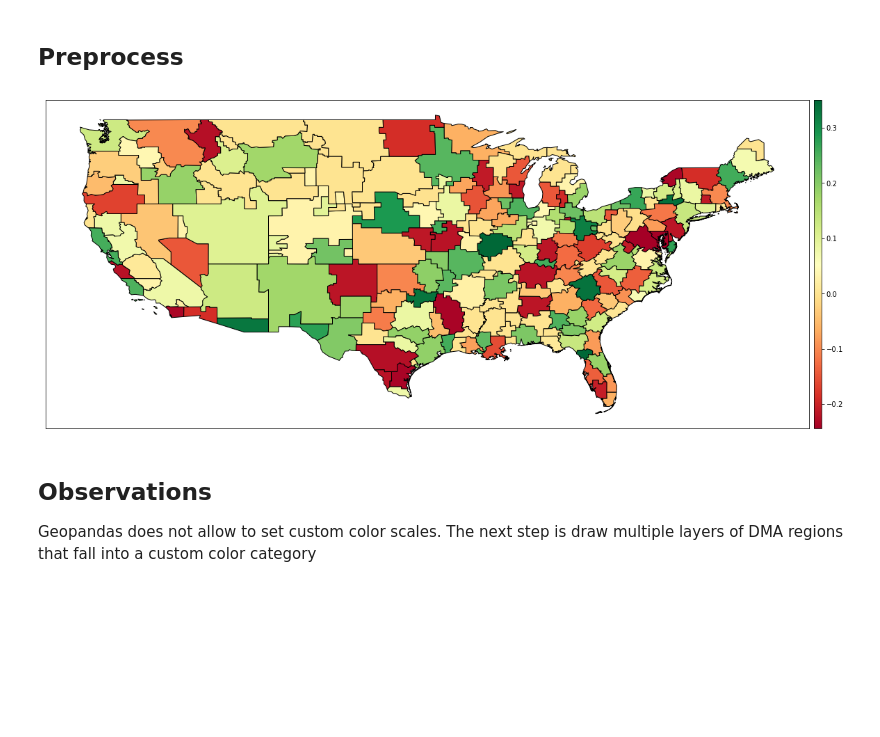
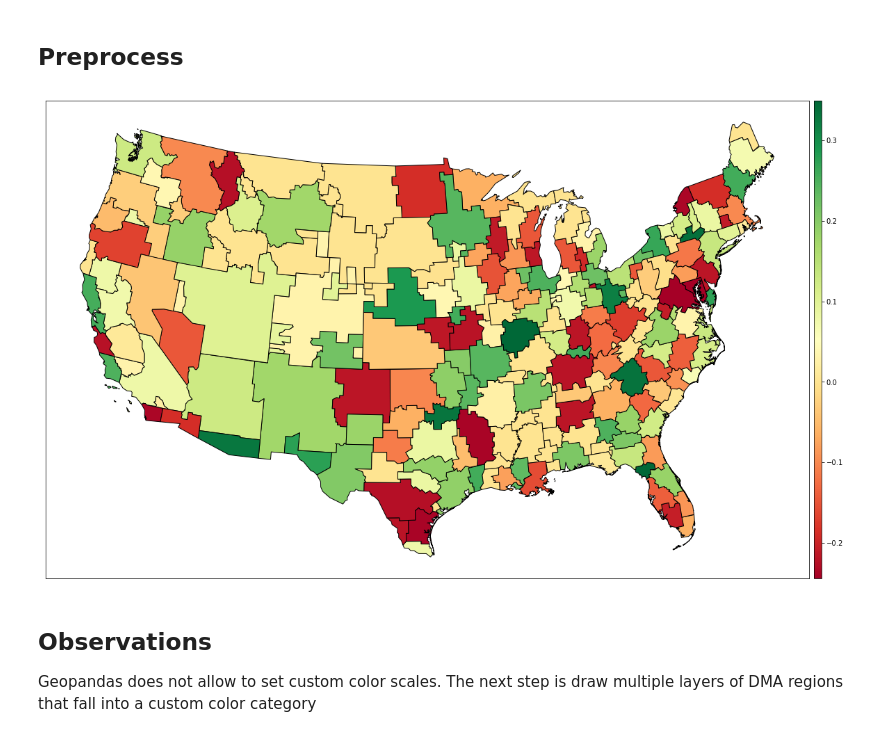
Before and after one commit to Mrk-Nguyen/dmamap, a Jupyter notebook: geopandas.ipynb, the cells around one changed output. Drawn from its saved outputs; the diff is of its cells as text; code cells hidden in the pictures; blank space fills up the shorter version.

Commit message:
Add projection in geopandas example

```diff
--- a/geopandas.ipynb
+++ b/geopandas.ipynb
@@ -24,30 +29,40 @@ perf_df = pd.read_csv('performance_by_dma.csv')
 dmas_gdf = (dmas_gdf.merge(perf_df,on='dma_code',how='left').
            drop(columns='dma').
            fillna(value=0))
+
+# Set default projection
+dmas_gdf.crs = dict(init='epsg:4326')
+# %%
+# Set Map projection to Albers Equal Area
+# projection = ccrs.AlbersEqualArea(central_latitude=39.5,central_longitude=-98.35).proj4_params
+
+# Set Map projection to US Atlas National Equal Area
+projection = dict(init='epsg:2163')
 # %%
 from mpl_toolkits.axes_grid1 import make_axes_locatable
 
 fig, ax = plt.subplots(figsize=(20,15))
 
 plt.tick_params(
     axis='both',
     which='both',
     bottom=False,
     left=False,
     labelbottom=False,
     labelleft=False
 )
 
 divider = make_axes_locatable(ax)
 cax = divider.append_axes('right',size='1%', pad=0.1)
 
+dmas_gdf.to_crs(projection,inplace=True)
 dmas_gdf.plot(column='sales_growth',
               ax=ax,
               edgecolor='black',
               legend=True,
               cax=cax,cmap='RdYlGn');
 # %% [output]
-[figure, old version]
+[figure, new version]
 # %% [markdown]
 ## Observations
 
```
Also changed, not shown: parts of 3 cells of this notebook.
